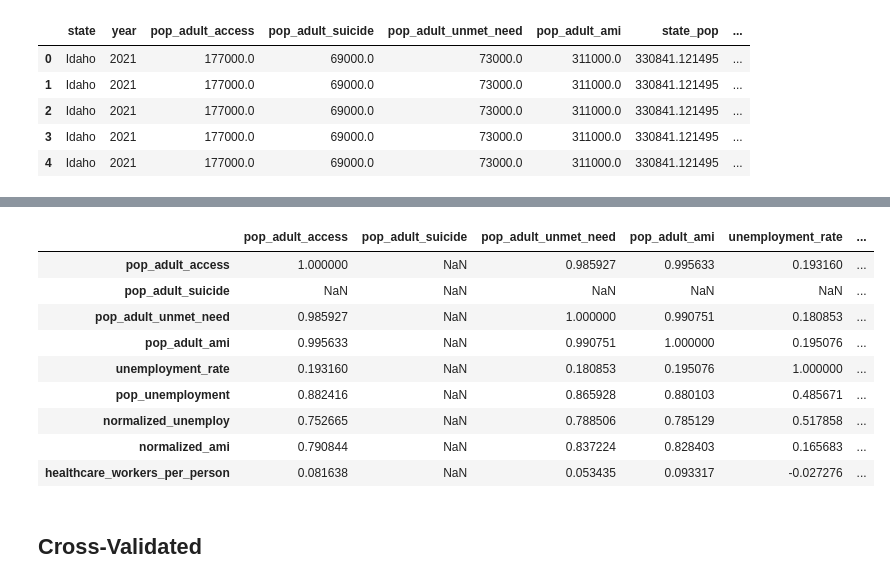
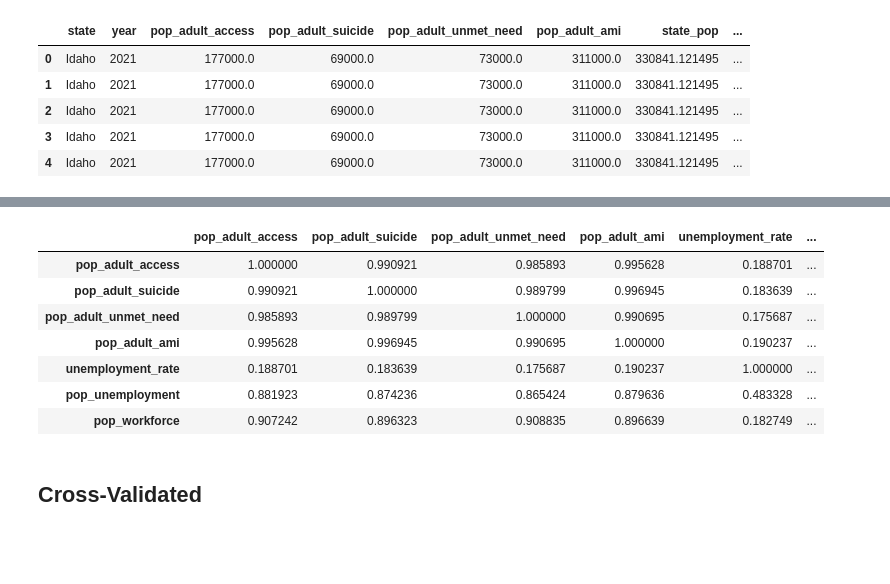
Before and after one commit to NoahToomeyBC/project-vu, a Jupyter notebook: ML_test/ml_data_test.ipynb, the cells around one changed output, grey strips where cells are left out. Saved outputs shown, nothing was run; the diff lists cells and outputs as text; code cells hidden in the pictures; blank space fills up the shorter version.

```diff
--- a/ML_test/ml_data_test.ipynb
+++ b/ML_test/ml_data_test.ipynb
@@ -1040,0 +1107,4 @@ workf_ami_df.head()
+# %%
+workf_ami_df["pop_workforce"]=(1/workf_ami_df["healthcare_workers_per_person"])*workf_ami_df["state_pop"]
+workf_ami_df["normalized_healthwf"]=np.log10(workf_ami_df["pop_workforce"])
+workf_ami_df.head()
@@ -1074,0 +1152,2 @@ sns.pairplot(workf_ami_df)
+# %%
+workf_ami_df=workf_ami_df.dropna()
@@ -1075,34 +1174,29 @@ sns.pairplot(workf_ami_df)
 # %%
 workf_ami_df.columns
 corr_df=workf_ami_df[['pop_adult_access', 'pop_adult_suicide',
        'pop_adult_unmet_need', 'pop_adult_ami',
        'unemployment_rate', 'pop_unemployment',
-       'normalized_unemploy', 'normalized_ami',
-       'healthcare_workers_per_person']]
+       'pop_workforce']]
 adult_corr=pd.DataFrame(np.corrcoef(corr_df.T))
 adult_corr.columns=['pop_adult_access', 'pop_adult_suicide',
        'pop_adult_unmet_need', 'pop_adult_ami',
        'unemployment_rate', 'pop_unemployment',
-       'normalized_unemploy', 'normalized_ami',
-       'healthcare_workers_per_person']
+       'pop_workforce']
 adult_corr.index=['pop_adult_access', 'pop_adult_suicide',
        'pop_adult_unmet_need', 'pop_adult_ami',
        'unemployment_rate', 'pop_unemployment',
-       'normalized_unemploy', 'normalized_ami',
-       'healthcare_workers_per_person']
+       'pop_workforce']
 
 adult_corr
 # %% [output]
 |  | pop_adult_access | pop_adult_suicide | pop_adult_unmet_need | pop_adult_ami | unemployment_rate | ... |
-| pop_adult_access | 1.000000 | NaN | 0.985927 | 0.995633 | 0.193160 | ... |
-| pop_adult_suicide | NaN | NaN | NaN | NaN | NaN | ... |
-| pop_adult_unmet_need | 0.985927 | NaN | 1.000000 | 0.990751 | 0.180853 | ... |
-| pop_adult_ami | 0.995633 | NaN | 0.990751 | 1.000000 | 0.195076 | ... |
-| unemployment_rate | 0.193160 | NaN | 0.180853 | 0.195076 | 1.000000 | ... |
-| pop_unemployment | 0.882416 | NaN | 0.865928 | 0.880103 | 0.485671 | ... |
-| normalized_unemploy | 0.752665 | NaN | 0.788506 | 0.785129 | 0.517858 | ... |
-| normalized_ami | 0.790844 | NaN | 0.837224 | 0.828403 | 0.165683 | ... |
-| healthcare_workers_per_person | 0.081638 | NaN | 0.053435 | 0.093317 | -0.027276 | ... |
+| pop_adult_access | 1.000000 | 0.990921 | 0.985893 | 0.995628 | 0.188701 | ... |
+| pop_adult_suicide | 0.990921 | 1.000000 | 0.989799 | 0.996945 | 0.183639 | ... |
+| pop_adult_unmet_need | 0.985893 | 0.989799 | 1.000000 | 0.990695 | 0.175687 | ... |
+| pop_adult_ami | 0.995628 | 0.996945 | 0.990695 | 1.000000 | 0.190237 | ... |
+| unemployment_rate | 0.188701 | 0.183639 | 0.175687 | 0.190237 | 1.000000 | ... |
+| pop_unemployment | 0.881923 | 0.874236 | 0.865424 | 0.879636 | 0.483328 | ... |
+| pop_workforce | 0.907242 | 0.896323 | 0.908835 | 0.896639 | 0.182749 | ... |
 # %%
 X_2 = normalized_df.pop_unemployment.values.reshape(-1, 1)
 y_2= normalized_df.pop_adult_ami
```
Also changed, not shown: parts of 15 cells of this notebook, 3 other files.
